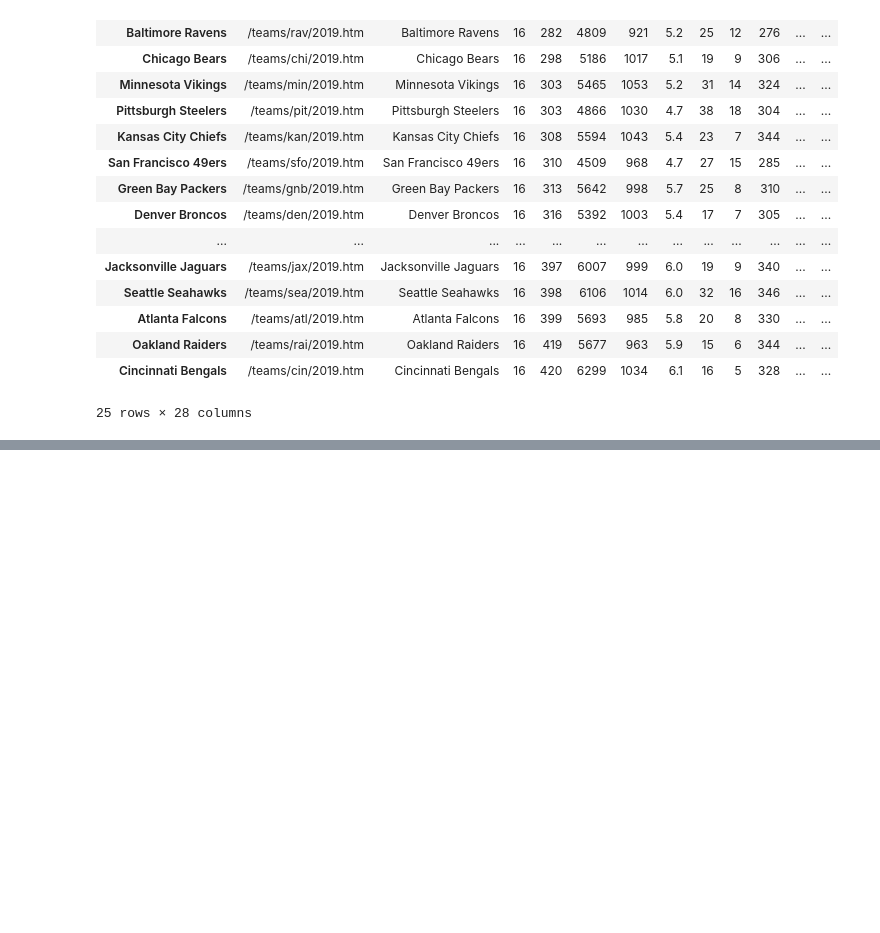
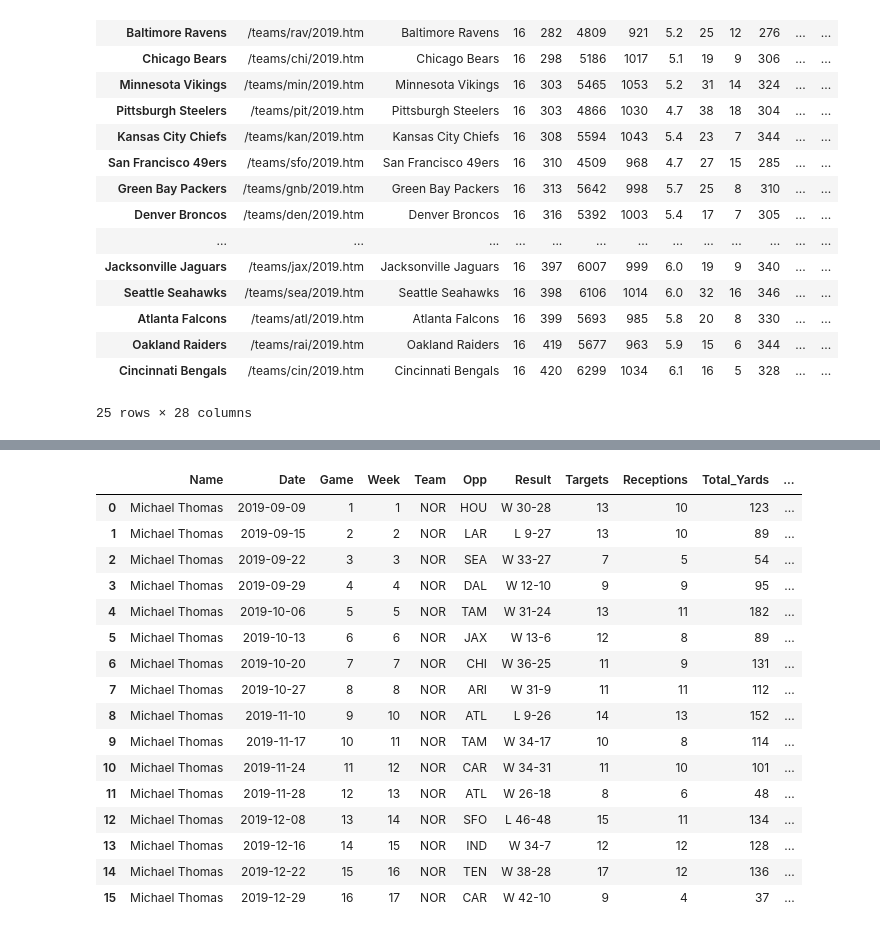
Before and after one commit to ridwan102/Fantasy_Football_Linear_Regression, a Jupyter notebook: fantasy.ipynb, the cells around one changed output, grey strips where cells are left out. Drawn from its saved outputs; the diff is of its cells as text; code cells hidden in the pictures; blank space fills up the shorter version.

```diff
--- a/fantasy.ipynb
+++ b/fantasy.ipynb
@@ -130,0 +131,25 @@ all_individual_stats(get_defense_df, df_all_defense_2019)
+# %%
+# michael_thomas_wr_2019 = get_wide_receiver_df('/players/T/ThomMi05.htm')
+# michael_thomas_wr_2019.to_pickle("./michael_thomas_wr_2019.pkl")
+
+# Pickling
+michael_thomas_wr_2019 = pd.read_pickle("./michael_thomas_wr_2019.pkl")
+michael_thomas_wr_2019
+# %% [output]
+|  | Name | Date | Game | Week | Team | Opp | Result | Targets | Receptions | Total_Yards | ... |
+| 0 | Michael Thomas | 2019-09-09 | 1 | 1 | NOR | HOU | W 30-28 | 13 | 10 | 123 | ... |
+| 1 | Michael Thomas | 2019-09-15 | 2 | 2 | NOR | LAR | L 9-27 | 13 | 10 | 89 | ... |
+| 2 | Michael Thomas | 2019-09-22 | 3 | 3 | NOR | SEA | W 33-27 | 7 | 5 | 54 | ... |
+| 3 | Michael Thomas | 2019-09-29 | 4 | 4 | NOR | DAL | W 12-10 | 9 | 9 | 95 | ... |
+| 4 | Michael Thomas | 2019-10-06 | 5 | 5 | NOR | TAM | W 31-24 | 13 | 11 | 182 | ... |
+| 5 | Michael Thomas | 2019-10-13 | 6 | 6 | NOR | JAX | W 13-6 | 12 | 8 | 89 | ... |
+| 6 | Michael Thomas | 2019-10-20 | 7 | 7 | NOR | CHI | W 36-25 | 11 | 9 | 131 | ... |
+| 7 | Michael Thomas | 2019-10-27 | 8 | 8 | NOR | ARI | W 31-9 | 11 | 11 | 112 | ... |
+| 8 | Michael Thomas | 2019-11-10 | 9 | 10 | NOR | ATL | L 9-26 | 14 | 13 | 152 | ... |
+| 9 | Michael Thomas | 2019-11-17 | 10 | 11 | NOR | TAM | W 34-17 | 10 | 8 | 114 | ... |
+| 10 | Michael Thomas | 2019-11-24 | 11 | 12 | NOR | CAR | W 34-31 | 11 | 10 | 101 | ... |
+| 11 | Michael Thomas | 2019-11-28 | 12 | 13 | NOR | ATL | W 26-18 | 8 | 6 | 48 | ... |
+| 12 | Michael Thomas | 2019-12-08 | 13 | 14 | NOR | SFO | L 46-48 | 15 | 11 | 134 | ... |
+| 13 | Michael Thomas | 2019-12-16 | 14 | 15 | NOR | IND | W 34-7 | 12 | 12 | 128 | ... |
+| 14 | Michael Thomas | 2019-12-22 | 15 | 16 | NOR | TEN | W 38-28 | 17 | 12 | 136 | ... |
+| 15 | Michael Thomas | 2019-12-29 | 16 | 17 | NOR | CAR | W 42-10 | 9 | 4 | 37 | ... |
```
Also changed, not shown: parts of 15 cells of this notebook, 8 other files.
